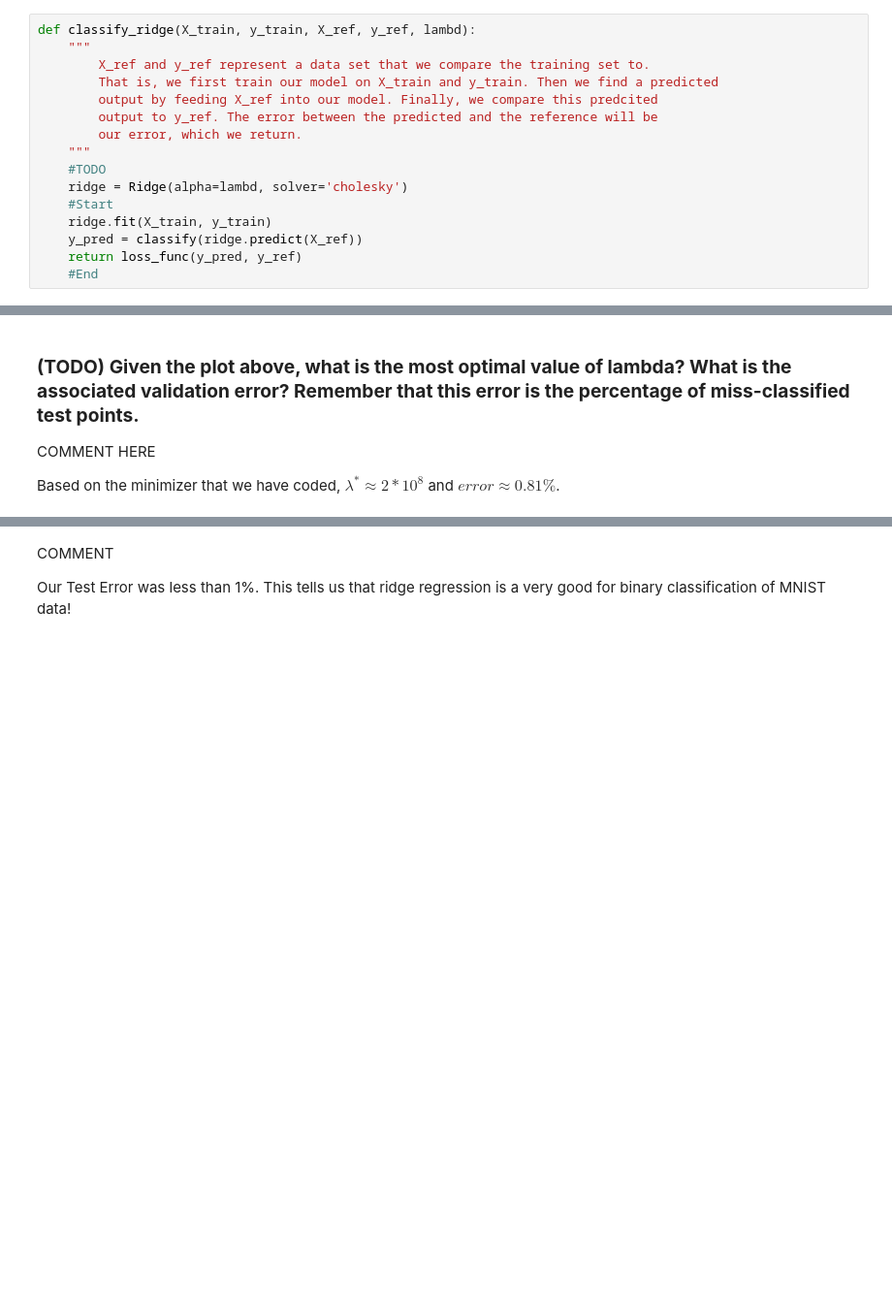
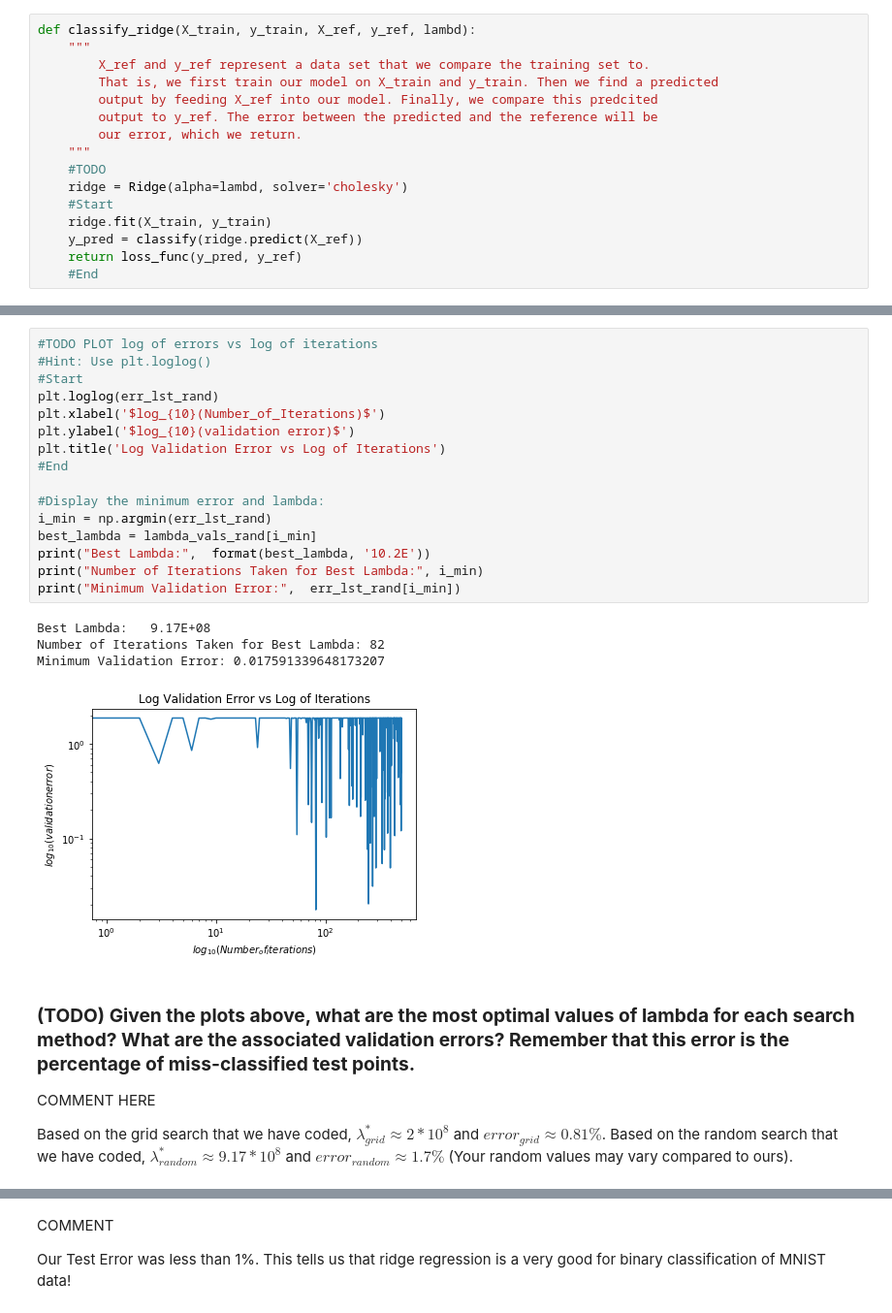
Before and after one commit to danielabrahamgit/Hyper_Parameters_Project_189, a Jupyter notebook: Coding_Assignments/Hyper_Instructor.ipynb, the cells around one changed output, grey strips where cells are left out. Shown at 97% size. Cells and saved outputs as stored; diff of their text form; blank space fills up the shorter version.

```diff
--- a/Coding_Assignments/Hyper_Instructor.ipynb
+++ b/Coding_Assignments/Hyper_Instructor.ipynb
@@ -187,6 +203,29 @@ Minimum Validation Error: 0.006765899864682003
+# %%
+#TODO PLOT log of errors vs log of iterations
+#Hint: Use plt.loglog()
+#Start
+plt.loglog(err_lst_rand)
+plt.xlabel('$log_{10}(Number_of_Iterations)$')
+plt.ylabel('$log_{10}(validation error)$')
+plt.title('Log Validation Error vs Log of Iterations')
+#End
+
+#Display the minimum error and lambda:
+i_min = np.argmin(err_lst_rand)
+best_lambda = lambda_vals_rand[i_min]
+print("Best Lambda:",  format(best_lambda, '10.2E'))
+print("Number of Iterations Taken for Best Lambda:", i_min)
+print("Minimum Validation Error:",  err_lst_rand[i_min])
+# %% [output]
+Best Lambda:   9.17E+08
+Number of Iterations Taken for Best Lambda: 82
+Minimum Validation Error: 0.017591339648173207
+[figure, added]
 # %% [markdown]
-### **(TODO) Given the plot above, what is the most optimal value of lambda? What is the associated validation error? Remember that this error is the percentage of miss-classified test points.**
+### **(TODO) Given the plots above, what are the most optimal values of lambda for each search method? What are the associated validation errors? Remember that this error is the percentage of miss-classified test points.**
 
 COMMENT HERE
 
-Based on the minimizer that we have coded, $\lambda^* \approx 2 * 10^8$ and $error \approx 0.81\%$.
+Based on the grid search that we have coded, $\lambda^*_{grid} \approx 2 * 10^8$ and $error_{grid} \approx 0.81\%$.
+Based on the random search that we have coded, $\lambda^*_{random} \approx 9.17 * 10^8$ and $error_{random} \approx 1.7\%$
+(Your random values may vary compared to ours).
```
Also changed, not shown: parts of 33 cells of this notebook.
